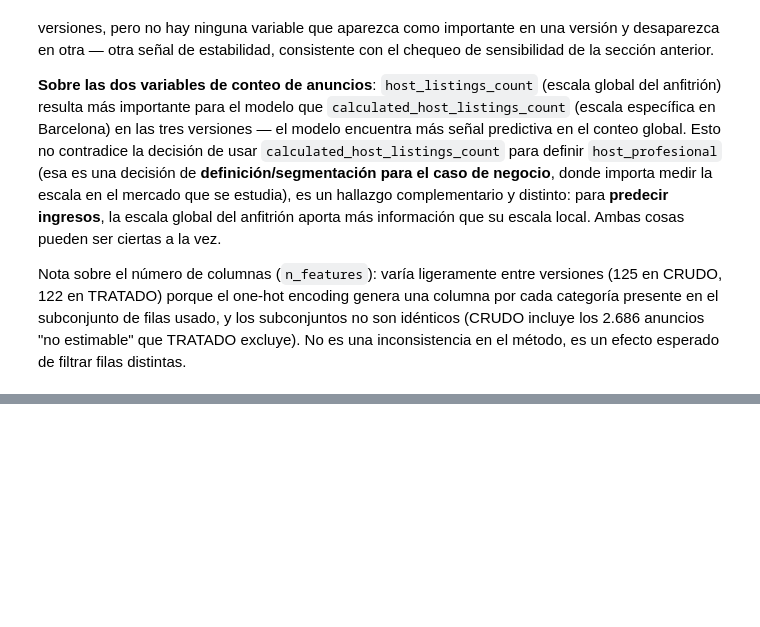
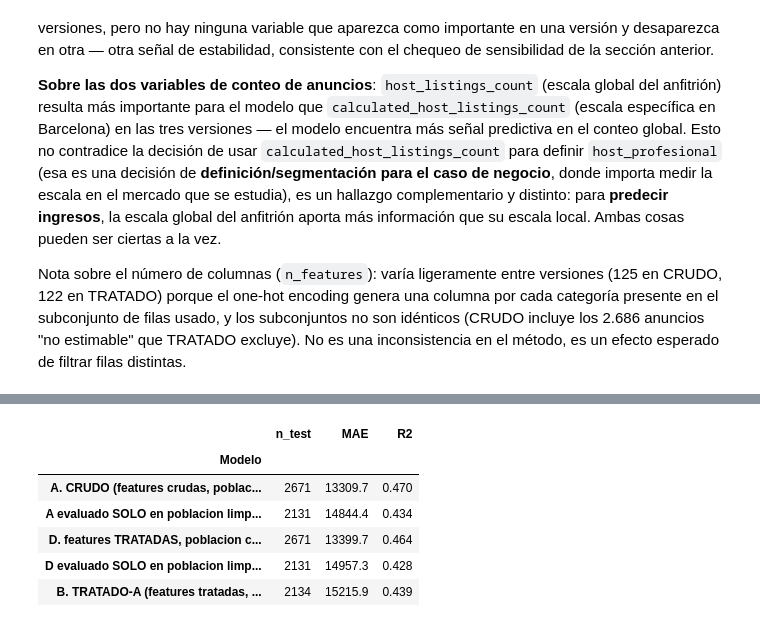
Before and after one commit to Leima20/DataTrust-Airbnb-Barcelona, a Jupyter notebook: notebooks/06_modelo_ml.ipynb, the cells around one changed output, grey strips where cells are left out. Saved outputs shown, nothing was run; the diff lists cells and outputs as text; code cells hidden in the pictures; blank space fills up the shorter version.

```diff
--- a/notebooks/06_modelo_ml.ipynb
+++ b/notebooks/06_modelo_ml.ipynb
@@ -243,0 +410,17 @@ Nota sobre el número de columnas (`n_features`): varía ligeramente entre versi
+# %%
+# 8.1 Modelo D: poblacion CRUDA completa, variables construidas como en TRATADO
+D = listings_raw.copy()
+
+for col in ["bedrooms", "bathrooms", "beds"]:
+    mediana_cap_D = D.groupby("accommodates")[col].transform("median")
+    mediana_global_D = D[col].median()
+    D[col] = D[col].fillna(mediana_cap_D).fillna(mediana_global_D)
+
+D["host_listings_count"] = D["host_listings_count"].fillna(1)
+
+df_D = D.dropna(subset=["estimated_revenue_l365d"]).copy()
+y_D = df_D["estimated_revenue_l365d"]
+X_D = construye_features(df_D, amenities_count_real, es_crudo=False)
+
+print("Filas usadas (poblacion cruda completa, variables tratadas):", len(df_D))
+res_D = evaluar(X_D, y_D, "D (pob.cruda + feat.tratadas)")
@@ -243,0 +438,34 @@ Nota sobre el número de columnas (`n_features`): varía ligeramente entre versi
+# %%
+# 8.2 Comparacion completa, controlando poblacion y variables por separado
+ids_test_D = df_D.loc[res_D["idx_test"], "id"]
+es_no_estimable_test_D = ids_test_D.map(no_estimable_por_id)
+mask_limpio_D = (es_no_estimable_test_D == False).to_numpy()
+
+yte_D_limpio = res_D["yte"].to_numpy()[mask_limpio_D]
+pred_D_limpio = res_D["pred"][mask_limpio_D]
+
+mae_D_limpio = mean_absolute_error(yte_D_limpio, pred_D_limpio)
+rmse_D_limpio = mean_squared_error(yte_D_limpio, pred_D_limpio) ** 0.5
+r2_D_limpio = r2_score(yte_D_limpio, pred_D_limpio)
+
+tabla_control = pd.DataFrame([
+    {"Modelo": "A. CRUDO (features crudas, poblacion completa, eval. completa)",
+     "n_test": len(res_crudo["yte"]), "MAE": round(res_crudo["mae"], 1), "R2": round(res_crudo["r2"], 3)},
+    {"Modelo": "A evaluado SOLO en poblacion limpia (= experimento seccion 7.2)",
+     "n_test": int(mask_limpio.sum()), "MAE": round(mae_crudo_limpio, 1), "R2": round(r2_crudo_limpio, 3)},
+    {"Modelo": "D. features TRATADAS, poblacion completa, eval. completa",
+     "n_test": len(res_D["yte"]), "MAE": round(res_D["mae"], 1), "R2": round(res_D["r2"], 3)},
+    {"Modelo": "D evaluado SOLO en poblacion limpia (misma poblacion que B)",
+     "n_test": int(mask_limpio_D.sum()), "MAE": round(mae_D_limpio, 1), "R2": round(r2_D_limpio, 3)},
+    {"Modelo": "B. TRATADO-A (features tratadas, poblacion limpia, eval. limpia)",
+     "n_test": len(res_tratado_a["yte"]), "MAE": round(res_tratado_a["mae"], 1), "R2": round(res_tratado_a["r2"], 3)},
+]).set_index("Modelo")
+display(tabla_control)
+# %% [output]
+|  | n_test | MAE | R2 |
+| Modelo |  |  |  |
+| A. CRUDO (features crudas, poblac... | 2671 | 13309.7 | 0.470 |
+| A evaluado SOLO en poblacion limp... | 2131 | 14844.4 | 0.434 |
+| D. features TRATADAS, poblacion c... | 2671 | 13399.7 | 0.464 |
+| D evaluado SOLO en poblacion limp... | 2131 | 14957.3 | 0.428 |
+| B. TRATADO-A (features tratadas, ... | 2134 | 15215.9 | 0.439 |
```
Also changed, not shown: parts of 43 cells of this notebook, 55 other files.
